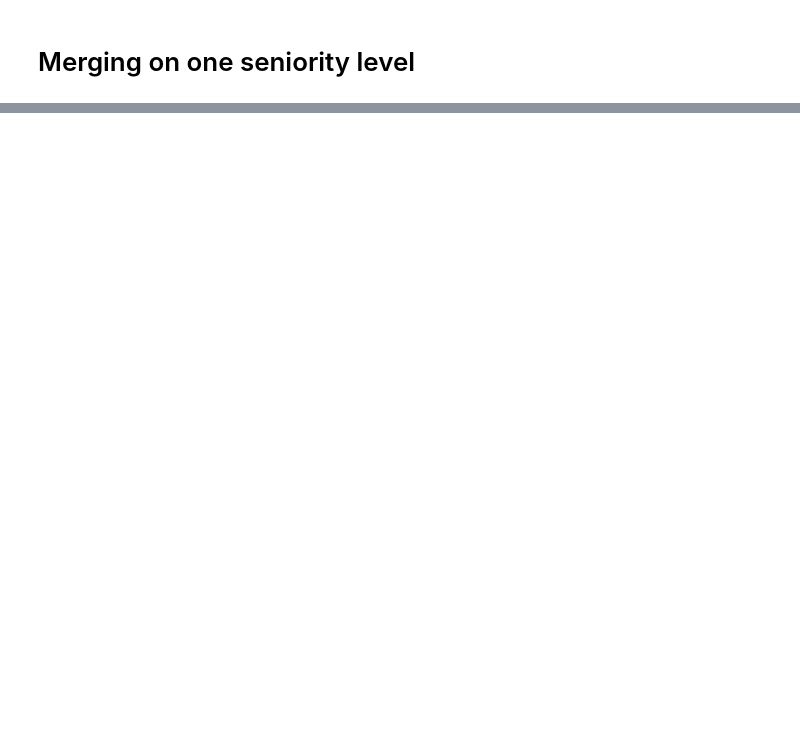
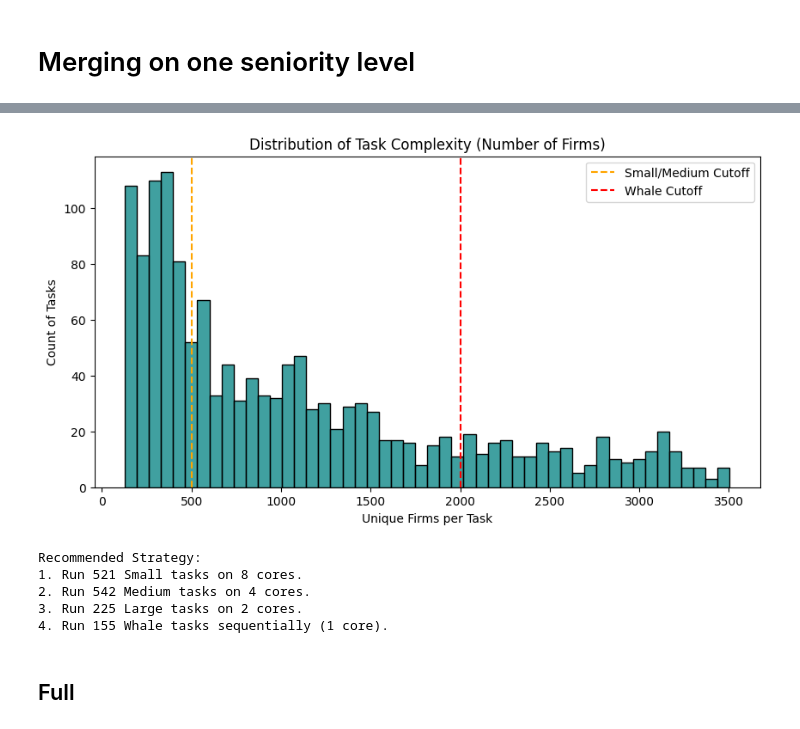
Before and after one commit to Pierre-Bouquet/Measuring-the-Uncertain-Task-Content-of-Work, a Jupyter notebook: 0_pre_processing.ipynb, the cells around one changed output, grey strips where cells are left out. Drawn from its saved outputs; the diff is of its cells as text; code cells hidden in the pictures; blank space fills up the shorter version.

```diff
--- a/0_pre_processing.ipynb
+++ b/0_pre_processing.ipynb
@@ -206,11 +208,11 @@ PosixPath('data/company_data_processed/processed_7924585.parquet')
 # %%
-SENIORITY = 1
+SENIORITY = [3]
 
 # Use list + pd.concat instead of deprecated DataFrame.append
 frames = []
 for file_path in parquet_files_processed:
     tmp = pd.read_parquet(file_path)
-    tmp = tmp[tmp["seniority"] == SENIORITY]
+    tmp = tmp[tmp["seniority"].isin(SENIORITY)]
     if not tmp.empty:
         frames.append(tmp)
 
@@ -220,3 +222,4 @@ else:
     full_df = pd.DataFrame(columns=["firm_id", "dwa_id", "month", "seniority", "FTE"])
 
 full_df.reset_index(drop=True, inplace=True)
+full_df = full_df.dropna()
@@ -238,0 +379,67 @@ full_df
+# %%
+def analyze_and_segment_tasks(df, plot=True):
+    print("--- Analyzing Task Complexity ---")
+
+    # 1. Calculate Complexity Metrics per Task
+    # We care most about 'nunique firms' because that determines the matrix width
+    task_stats = df.groupby('dwa_id').agg(
+        n_firms=('firm_id', 'nunique'),
+        n_obs=('FTE', 'count')
+    ).reset_index()
+
+    # 2. Define Complexity Categories
+    # Thresholds based on M1 Max 64GB constraints:
+    # Small: < 500 firms (Safe for 8 cores)
+    # Medium: 500 - 1500 firms (Safe for 4 cores)
+    # Large: 1,500 - 2,500 firms (Safe for 2 cores)
+    # Whale: > 2,500 firms (Must run sequential / 1 core)
+
+    def classify(n):
+        if n < 500: return 'Small (High Parallel)'
+        elif n < 1500: return 'Medium (Low Parallel)'
+        elif n < 2500: return 'Large (Dual Core)'
+        else: return 'Whale (Sequential)'
+
+    task_stats['category'] = task_stats['n_firms'].apply(classify)
+
+    # 3. Print Summary
+    print("\n--- Task Distribution Summary ---")
+    summary = task_stats['category'].value_counts().sort_index()
+    print(summary)
+
+    print(f"\nMax Firms in a single task: {task_stats['n_firms'].max()}")
+    print(f"Min Firms in a single task: {task_stats['n_firms'].min()}")
+
+    # 4. (Optional) Visualization
+    if plot:
+        plt.figure(figsize=(10, 5))
+        sns.histplot(task_stats['n_firms'], bins=50, kde=False, color='teal')
+        plt.axvline(500, color='orange', linestyle='--', label='Small/Medium Cutoff')
+        plt.axvline(2000, color='red', linestyle='--', label='Whale Cutoff')
+        plt.title("Distribution of Task Complexity (Number of Firms)")
+        plt.xlabel("Unique Firms per Task")
+        plt.ylabel("Count of Tasks")
+        plt.legend()
+        plt.show()
+
+    # 5. Return Split Lists
+    batches = {
+        'small': task_stats[task_stats['n_firms'] < 500]['dwa_id'].tolist(),
+        'medium': task_stats[(task_stats['n_firms'] >= 500) & (task_stats['n_firms'] < 1500)]['dwa_id'].tolist(),
+        'large': task_stats[(task_stats['n_firms'] >= 1500) & (task_stats['n_firms'] < 2500)]['dwa_id'].tolist(),
+        'whale': task_stats[task_stats['n_firms'] >= 2500]['dwa_id'].tolist()
+    }
+
+    return task_stats, batches
+
+# ==========================================
+# EXECUTE
+# ==========================================
+task_stats_df, batches = analyze_and_segment_tasks(balanced_df)
+
+print(f"\nRecommended Strategy:")
+print(f"1. Run {len(batches['small'])} Small tasks on 8 cores.")
+print(f"2. Run {len(batches['medium'])} Medium tasks on 4 cores.")
+print(f"3. Run {len(batches['large'])} Large tasks on 2 cores.")
+print(f"4. Run {len(batches['whale'])} Whale tasks sequentially (1 core).")
+# %% [output]
@@ -238,0 +458,8 @@ full_df
+[figure, added]
+Recommended Strategy:
+1. Run 521 Small tasks on 8 cores.
+2. Run 542 Medium tasks on 4 cores.
+3. Run 225 Large tasks on 2 cores.
+4. Run 155 Whale tasks sequentially (1 core).
+# %% [markdown]
+## Full
```
Also changed, not shown: parts of 20 cells of this notebook, 4 other files.
